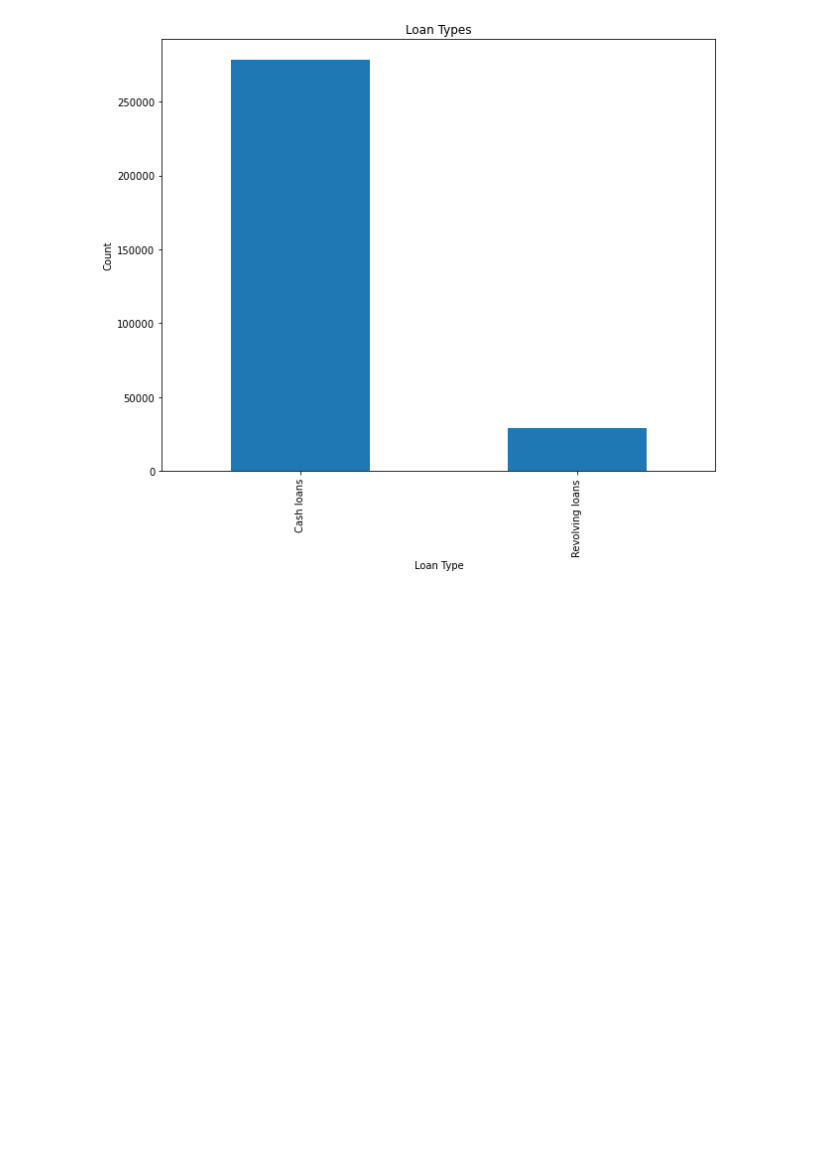
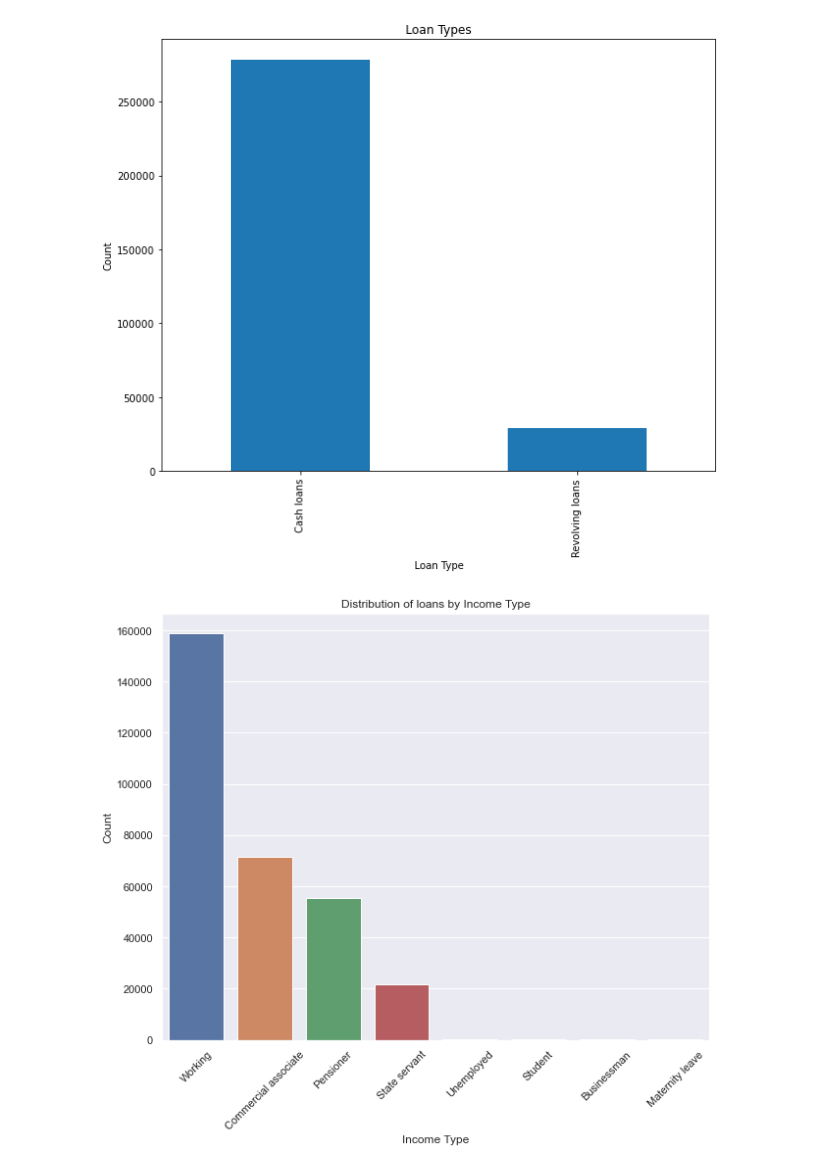
Before and after one commit to emenain/Capstone1, a Jupyter notebook: Capstone - Cleaning&EDA.ipynb, the cells around one changed output. Cells and saved outputs as stored; diff of their text form; code cells hidden in the pictures; blank space fills up the shorter version.

```diff
--- a/Capstone - Cleaning&EDA.ipynb
+++ b/Capstone - Cleaning&EDA.ipynb
@@ -1049,3 +1049,16 @@ plt.title('Loan Types')
 # %% [output]
 Text(0.5, 1.0, 'Loan Types')
 [figure]
+# %%
+plt.figure(figsize=(10,8))
+sns.set(style='darkgrid')
+g = sns.countplot(x='NAME_INCOME_TYPE',
+                  data=df,
+                 order=df['NAME_INCOME_TYPE'].value_counts().index)
+plt.setp(g.get_xticklabels(), rotation=45)
+plt.xlabel('Income Type')
+plt.ylabel('Count')
+plt.title('Distribution of loans by Income Type')
+plt.show()
+# %% [output]
+[figure, added]
```
Also changed, not shown: parts of 14 cells of this notebook.
